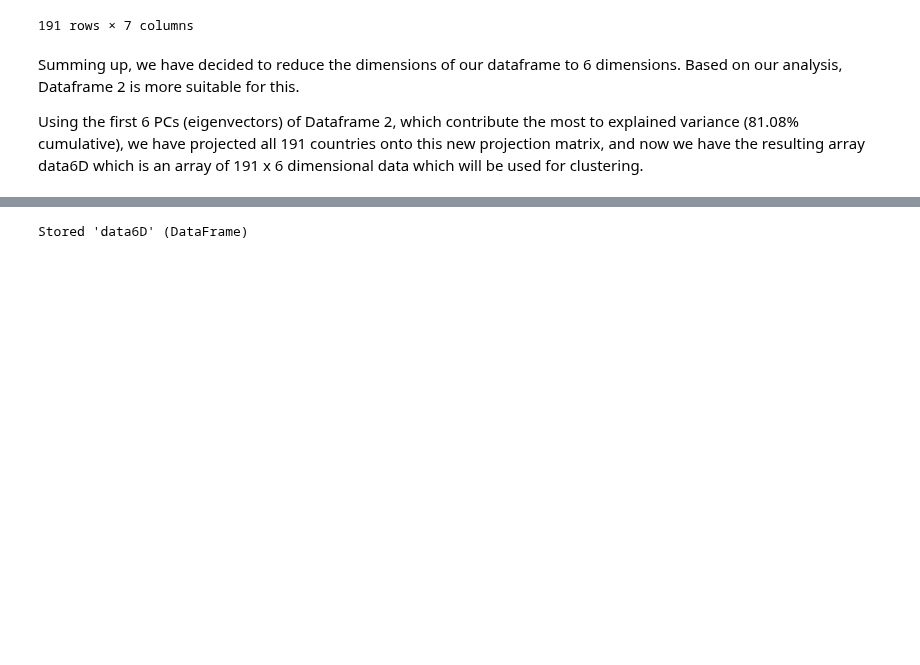
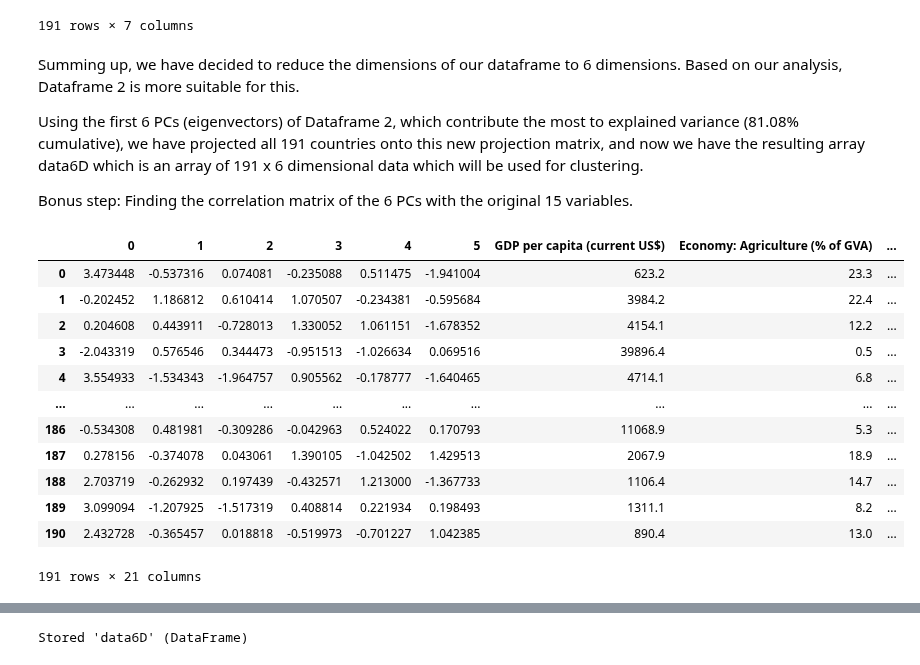
Before and after one commit to Snail664/country-clustering, a Jupyter notebook: PCA.ipynb, the cells around one changed output, grey strips where cells are left out. Cells and saved outputs as stored; diff of their text form; code cells hidden in the pictures; blank space fills up the shorter version.

```diff
--- a/PCA.ipynb
+++ b/PCA.ipynb
@@ -371,8 +371,8 @@ projmatrix:
 # %% [markdown]
 Step 6: Projecting the 191 countries onto the new projection matrix.
 # %%
-data6D = pd.DataFrame(scaled_dataframes[1].dot(projmatrix))
-data6D
+data6D_raw = pd.DataFrame(scaled_dataframes[1].dot(projmatrix))
+data6D_raw
 # %% [output]
 |  | 0 | 1 | 2 | 3 | 4 | 5 |
 | 0 | 3.473448 | -0.537316 | 0.074081 | -0.235088 | 0.511475 | -1.941004 |
@@ -429,3 +429,23 @@ data6D
 Summing up, we have decided to reduce the dimensions of our dataframe to 6 dimensions. Based on our analysis, Dataframe 2 is more suitable for this.
 
 Using the first 6 PCs (eigenvectors) of Dataframe 2, which contribute the most to explained variance (81.08% cumulative), we have projected all 191 countries onto this new projection matrix, and now we have the resulting array data6D which is an array of 191 x 6 dimensional data which will be used for clustering.
+
+Bonus step: Finding the correlation matrix of the 6 PCs with the original 15 variables.
+# %%
+dataframes[1] = dataframes[1].reset_index(drop=True)
+result = pd.concat([data6D_raw, dataframes[1]], axis=1)
+result
+# %% [output]
+|  | 0 | 1 | 2 | 3 | 4 | 5 | GDP per capita (current US$) | Economy: Agriculture (% of GVA) | ... |
+| 0 | 3.473448 | -0.537316 | 0.074081 | -0.235088 | 0.511475 | -1.941004 | 623.2 | 23.3 | ... |
+| 1 | -0.202452 | 1.186812 | 0.610414 | 1.070507 | -0.234381 | -0.595684 | 3984.2 | 22.4 | ... |
+| 2 | 0.204608 | 0.443911 | -0.728013 | 1.330052 | 1.061151 | -1.678352 | 4154.1 | 12.2 | ... |
+| 3 | -2.043319 | 0.576546 | 0.344473 | -0.951513 | -1.026634 | 0.069516 | 39896.4 | 0.5 | ... |
+| 4 | 3.554933 | -1.534343 | -1.964757 | 0.905562 | -0.178777 | -1.640465 | 4714.1 | 6.8 | ... |
+| ... | ... | ... | ... | ... | ... | ... | ... | ... | ... |
+| 186 | -0.534308 | 0.481981 | -0.309286 | -0.042963 | 0.524022 | 0.170793 | 11068.9 | 5.3 | ... |
+| 187 | 0.278156 | -0.374078 | 0.043061 | 1.390105 | -1.042502 | 1.429513 | 2067.9 | 18.9 | ... |
+| 188 | 2.703719 | -0.262932 | 0.197439 | -0.432571 | 1.213000 | -1.367733 | 1106.4 | 14.7 | ... |
+| 189 | 3.099094 | -1.207925 | -1.517319 | 0.408814 | 0.221934 | 0.198493 | 1311.1 | 8.2 | ... |
+| 190 | 2.432728 | -0.365457 | 0.018818 | -0.519973 | -0.701227 | 1.042385 | 890.4 | 13.0 | ... |
+191 rows × 21 columns
```
Also changed, not shown: parts of 3 cells of this notebook.
